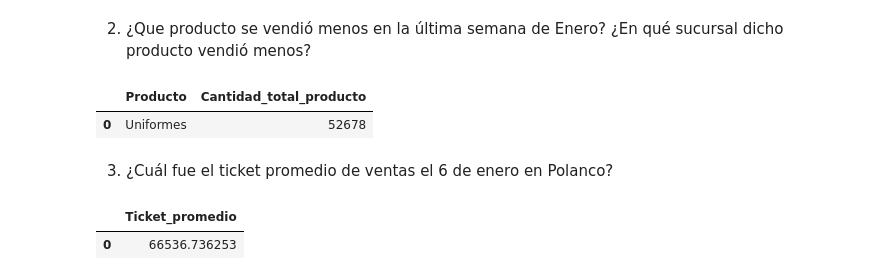
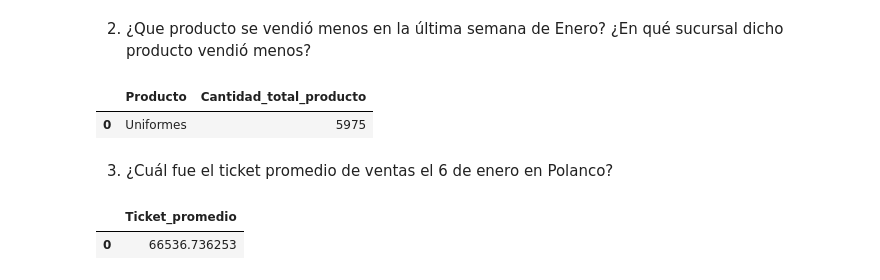
Before and after one commit to MariV67/Prueba_001, a Jupyter notebook: avance_4.ipynb, the cells around one changed output. Saved outputs shown, nothing was run; the diff lists cells and outputs as text; code cells hidden in the pictures.

```diff
--- a/avance_4.ipynb
+++ b/avance_4.ipynb
@@ -196,31 +191,31 @@ vendió menos?
 # %%
 import pandas as pd
 import sqlite3 as sql
 from pym import tools as t
 
 
 # Selecciona la columna producto y suma todas las cantidades para después renombrarlo como Cantidad_total_producto
 query = """
 SELECT
    Producto,
    SUM(Cantidad) AS Cantidad_total_producto
 FROM
     ventas
 WHERE
 ---- Between lo utlilizamos para seleccionar valores de la columna fecha
 --- que se encuentran entre "2025-01-25" y "2025-01-31"
     Fecha BETWEEN "2025-01-25" AND "2025-01-31"
 GROUP BY
-    Producto
+    Producto, Sucursal
 ORDER BY
     Cantidad_total_producto ASC
 
 LIMIT 1
 """
 t.consultar_bbdd(query)
 # %% [output]
 |  | Producto | Cantidad_total_producto |
-| 0 | Uniformes | 52678 |
+| 0 | Uniformes | 5975 |
 # %% [markdown]
 3. ¿Cuál fue el ticket promedio de ventas el 6 de enero en Polanco?
 # %%
```
Also changed, not shown: parts of 11 cells of this notebook, 2 other files.
